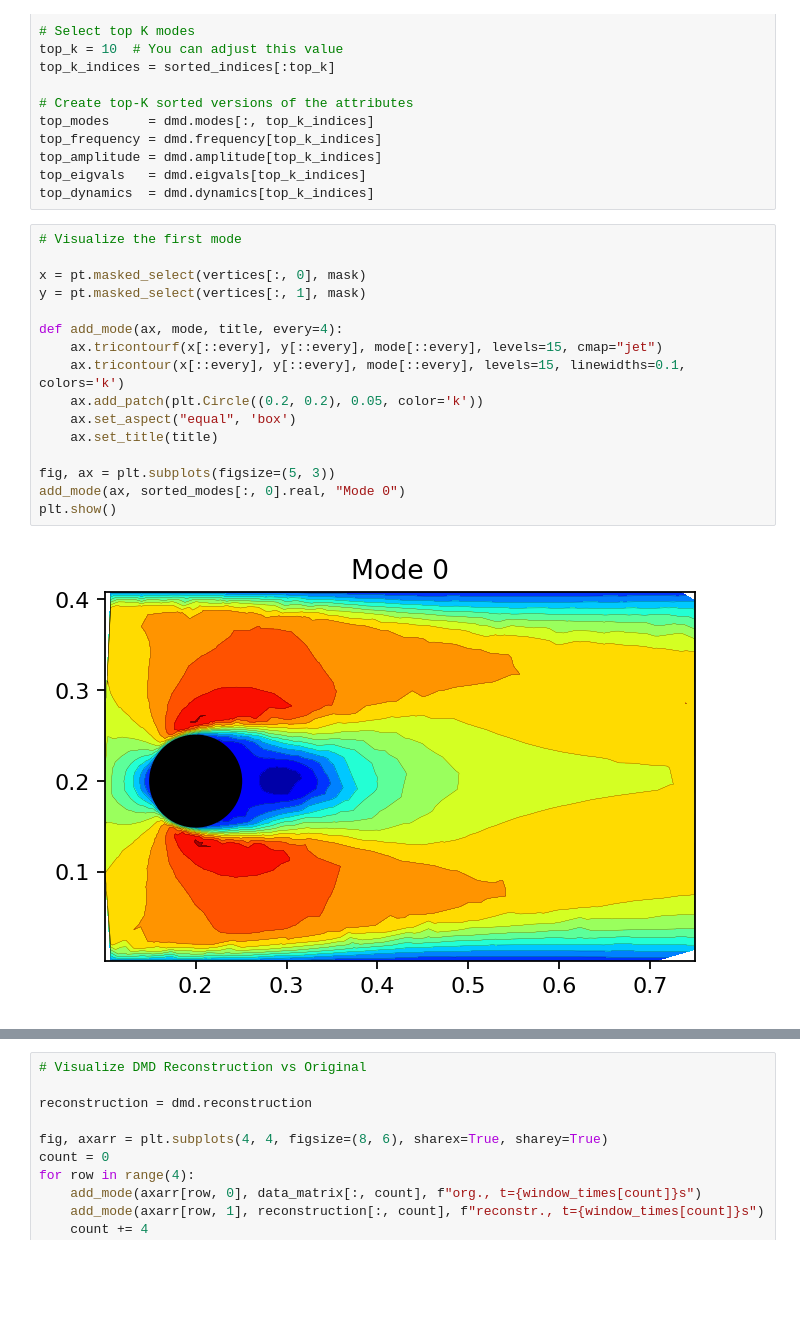
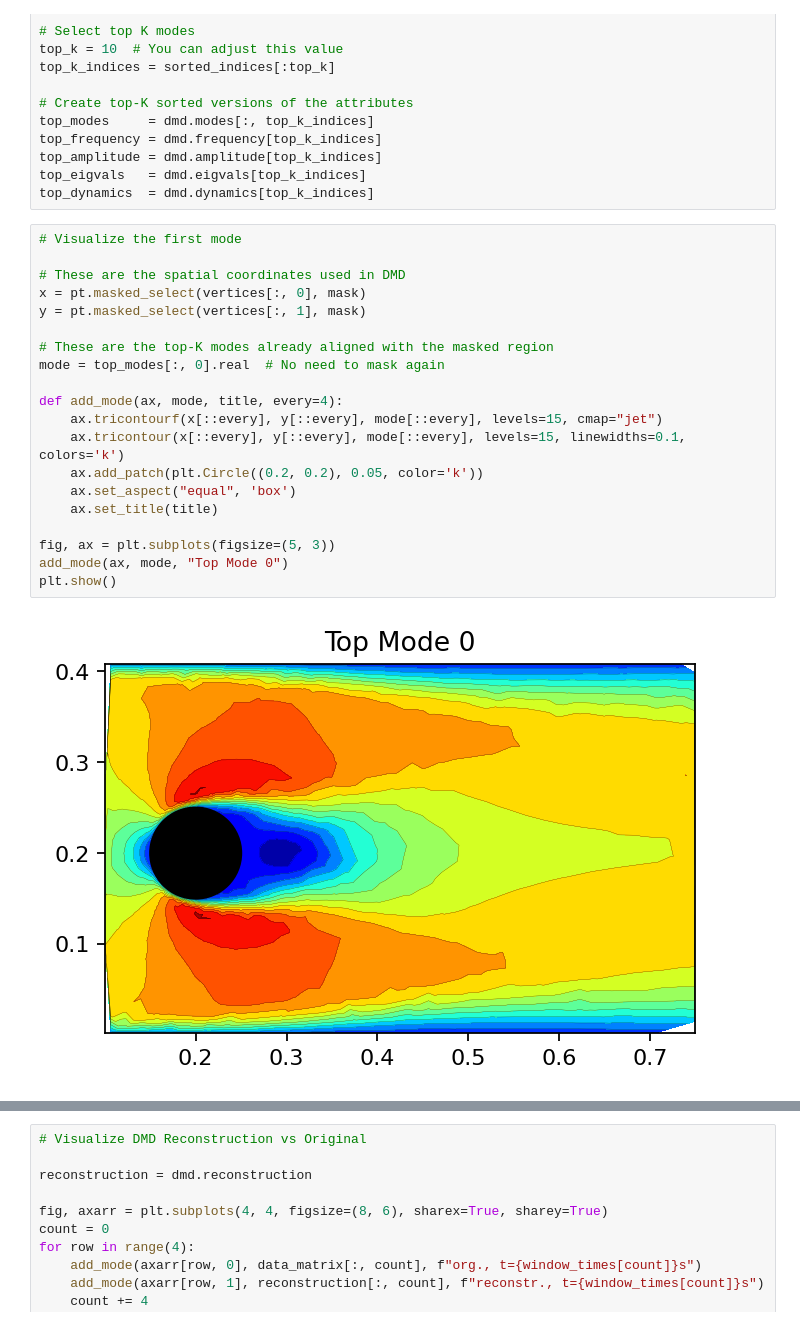
Before and after one commit to Haam333c/modal_decomposition_and_flow_reconstruction_using_parametric_DMD, a Jupyter notebook: notebooks/DMD_cylinder_2D_Re200.ipynb, the cells around one changed output, grey strips where cells are left out. Saved outputs shown, nothing was run; the diff lists cells and outputs as text; blank space fills up the shorter version.

Commit message:
mode 0 visualization error correction

```diff
--- a/notebooks/DMD_cylinder_2D_Re200.ipynb
+++ b/notebooks/DMD_cylinder_2D_Re200.ipynb
@@ -156,21 +152,25 @@ top_dynamics  = dmd.dynamics[top_k_indices]
 # %%
 # Visualize the first mode
 
+# These are the spatial coordinates used in DMD
 x = pt.masked_select(vertices[:, 0], mask)
 y = pt.masked_select(vertices[:, 1], mask)
+
+# These are the top-K modes already aligned with the masked region
+mode = top_modes[:, 0].real  # No need to mask again
 
 def add_mode(ax, mode, title, every=4):
     ax.tricontourf(x[::every], y[::every], mode[::every], levels=15, cmap="jet")
     ax.tricontour(x[::every], y[::every], mode[::every], levels=15, linewidths=0.1, colors='k')
     ax.add_patch(plt.Circle((0.2, 0.2), 0.05, color='k'))
     ax.set_aspect("equal", 'box')
     ax.set_title(title)
 
 fig, ax = plt.subplots(figsize=(5, 3))
-add_mode(ax, sorted_modes[:, 0].real, "Mode 0")
+add_mode(ax, mode, "Top Mode 0")
 plt.show()
 # %% [output]
-[figure, old version]
+[figure, new version]
 # %%
 fig, axarr = plt.subplots(4, 4, figsize=(8, 6), sharex=True, sharey=True)
 count = 0  # Start from the first top mode
```
Also changed, not shown: parts of 2 cells of this notebook.
